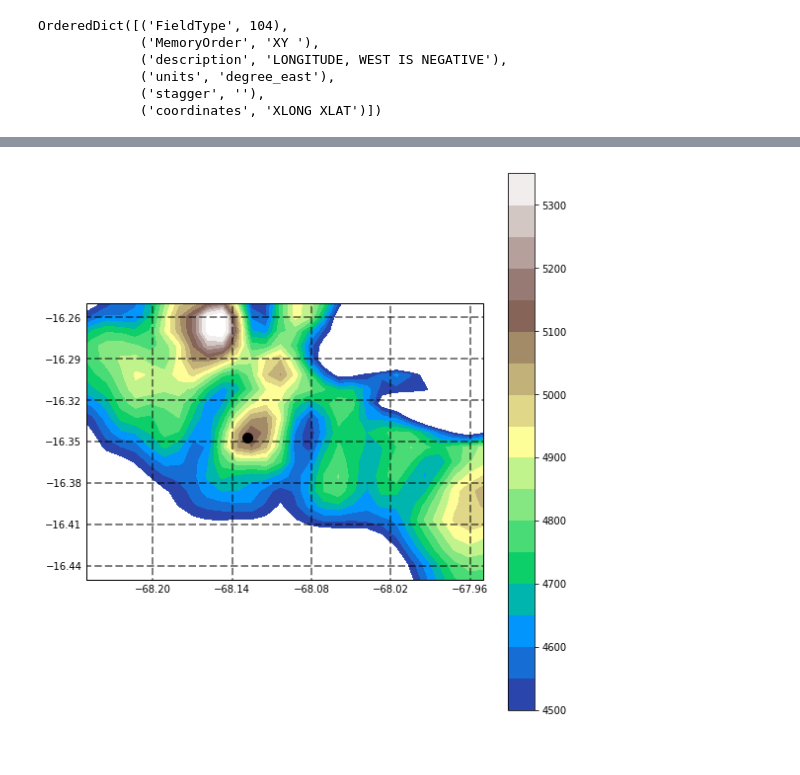
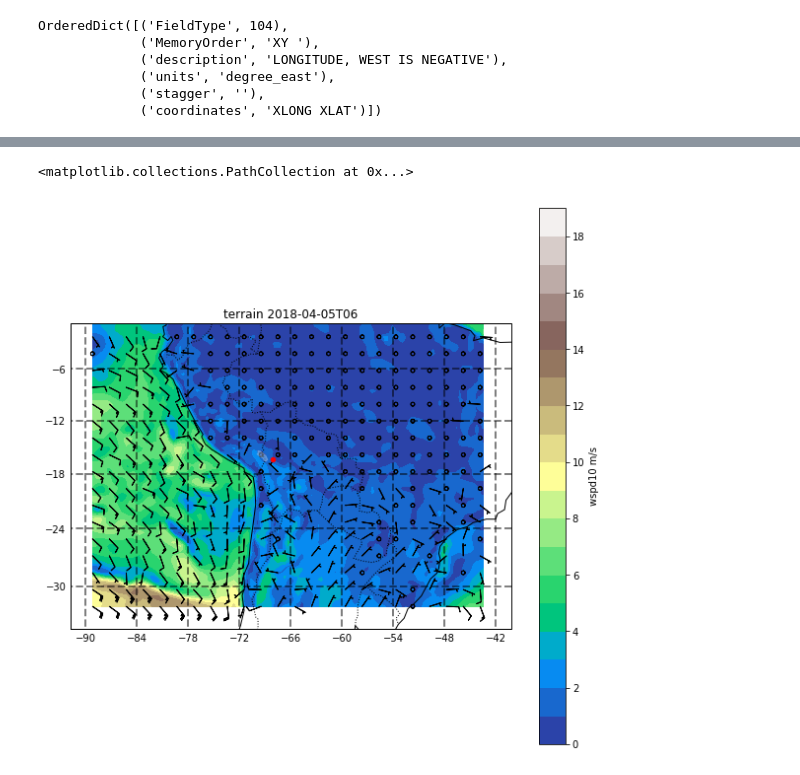
Before and after one commit to daliagachc/tucu-april, a Jupyter notebook: nbs/first_exploration.ipynb, the cells around one changed output, grey strips where cells are left out. Saved outputs shown, nothing was run; the diff lists cells and outputs as text; code cells hidden in the pictures.

```diff
--- a/nbs/first_exploration.ipynb
+++ b/nbs/first_exploration.ipynb
@@ -8,7 +8,7 @@ from netCDF4 import Dataset as netcdf_dataset
 # to mount
 #sudo sshfs -o allow_other aliagadi@sisu-login2.csc.fi:/wrk/aliagadi/DONOTREMOVE/saltena_2018/tucu-april-data/ ./tucu-april-data
 dir = '../tucu-april-data/WPS/'
-dir = '../tucu-april-data/WRF/'
+dir = '../tucu-april-rm-data/WRF/'
 # %%
 all_files = pd.DataFrame(os.listdir(dir),columns = ['name'])
 # %%
@@ -84,3 +32,5 @@ wrffile = rootgrp
+# %%
+wrffile = netcdf_dataset(met_em_files['path'][0])
 # %%
 list(wrffile.variables)[:5]
 # %% [output]
@@ -203,49 +133,61 @@ lets zoom in the are around chc lets add something else here it
+# %%
+u10 = wrf.getvar(wrffile, 'U10')
+v10 = wrf.getvar(wrffile, 'V10')
+
+wspd10 = wrf.getvar(wrffile, 'wspd10', units='m/s')
+# %%
+_dt = wrf.getvar(wrffile, 'Times').values
+dt_str = str(_dt)[:13]
+
+cart_proj = wrf.get_cartopy(wspd10)
+lats, lons = wrf.latlon_coords(wspd10)
 # %%
-fig = plt.figure(figsize=(9,10))
+p1, p2, pi = (0,20, 1)
+fig = plt.figure(figsize=(10,10))
 geo_axes = plt.axes(projection=cart_proj)
-geo_axes.set_extent([lom, loM,lam, laM], crs=ccrs.PlateCarree())
-plt.close()
-
-states = cartopy.feature.NaturalEarthFeature(category='cultural',
-                             scale='10m',
-                             facecolor='none',
-                             name='populated_places')
-
-
-
+geo_axes.set_title('{} {}'.format('terrain', dt_str))
+geo_axes.add_feature(cfeature.BORDERS, linestyle=':')
+geo_axes.add_feature(cfeature.LAKES, alpha=0.5)
+geo_axes.add_feature(cfeature.COASTLINE)
 # Set the contour levels
-levels = np.arange(4500., 5400., 50.)
+levels = np.arange(p1, p2, pi)
 
 # geo_axes.contour(wrf.to_np(lons), wrf.to_np(lats),
 #                wrf.to_np(terrain), levels=levels,
 #                colors="black",
 #                transform=cartopy.crs.PlateCarree())
 
 cf = geo_axes.contourf(wrf.to_np(lons), wrf.to_np(lats),
-                wrf.to_np(terrain), levels=levels,
+                wrf.to_np(wspd10), levels=levels,
                 transform=cartopy.crs.PlateCarree(),
                 cmap=matplotlib.cm.get_cmap("terrain"))
 
 geo_axes.add_feature(states, linewidth=2.0, edgecolor='white', zorder=2)
 
-plt.colorbar(mappable=cf,ax=geo_axes)
-plt.close()
+cbar = plt.colorbar(mappable=cf,ax=geo_axes)
+cbar.set_label('wspd10 ' + wspd10.attrs['units'])
 
-# geo_axes.figure
+_sp = 5
+geo_axes.barbs(
+    wrf.to_np(lons[::_sp,::_sp]),
+    wrf.to_np(lats[::_sp,::_sp]),
+    2*wrf.to_np(u10[::_sp, ::_sp]),
+    2*wrf.to_np(v10[::_sp, ::_sp]),
+    transform=cartopy.crs.PlateCarree(),
+    length=5
+)
 
 gl = geo_axes.gridlines(crs=cartopy.crs.PlateCarree(), draw_labels=True,
                   linewidth=2, color='black', alpha=0.5, linestyle='--')
 gl.xlabels_top = False
 gl.ylabels_right = False
 
-geo_axes.scatter([-68.1282],[-16.347],
+chc_loc_arr=([-68.1282],[-16.347])
+geo_axes.scatter(*chc_loc_arr,
                  transform=cartopy.crs.PlateCarree(),
-                 s=100,
-                 c='black'
+                 s=20,
+                 c='red'
                 )
-
-ccrs = cartopy.crs
-
-geo_axes.figure
 # %% [output]
+<matplotlib.collections.PathCollection at 0x...>
-[figure, old version]
+[figure, new version]
```
Also changed, not shown: parts of 24 cells of this notebook.
